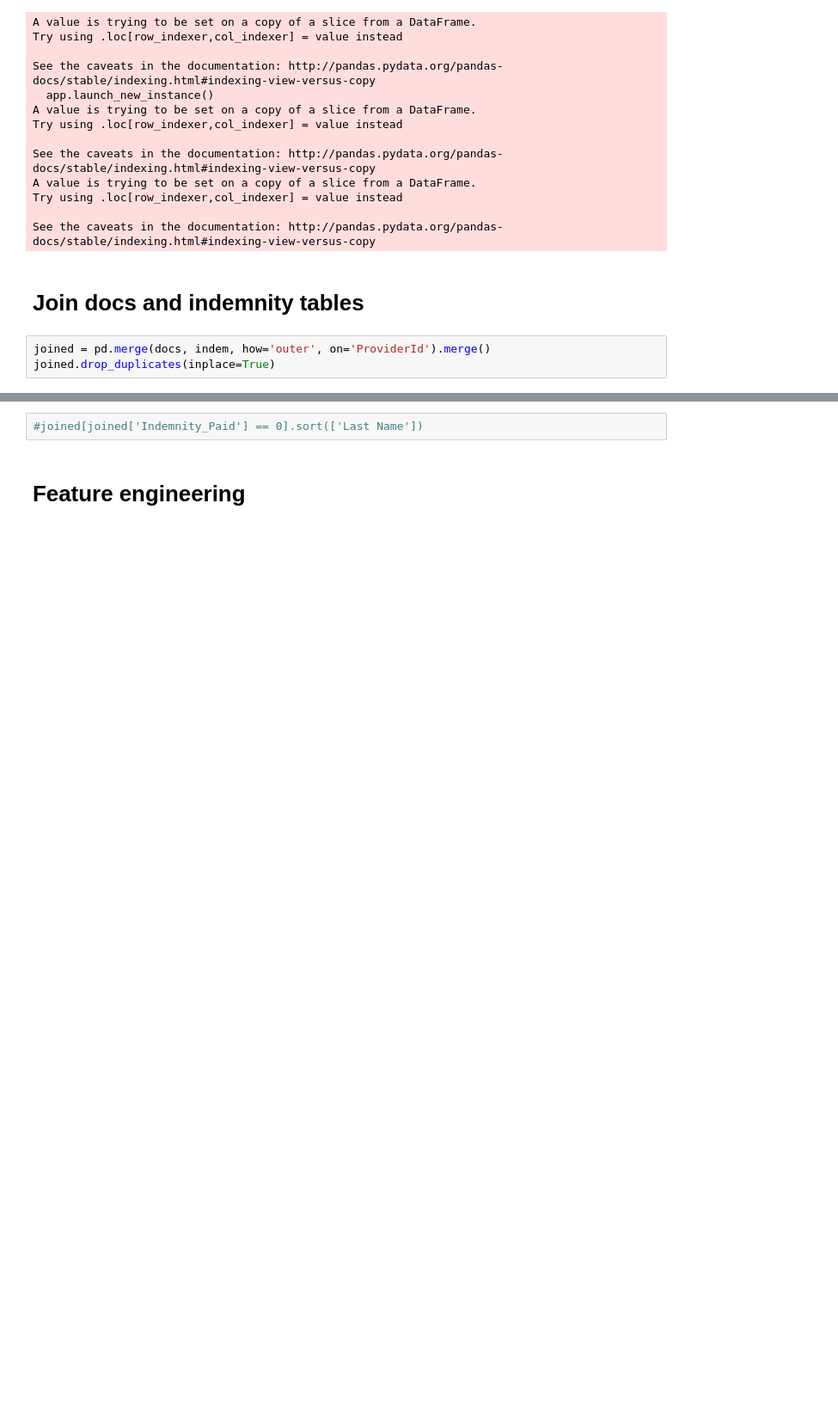
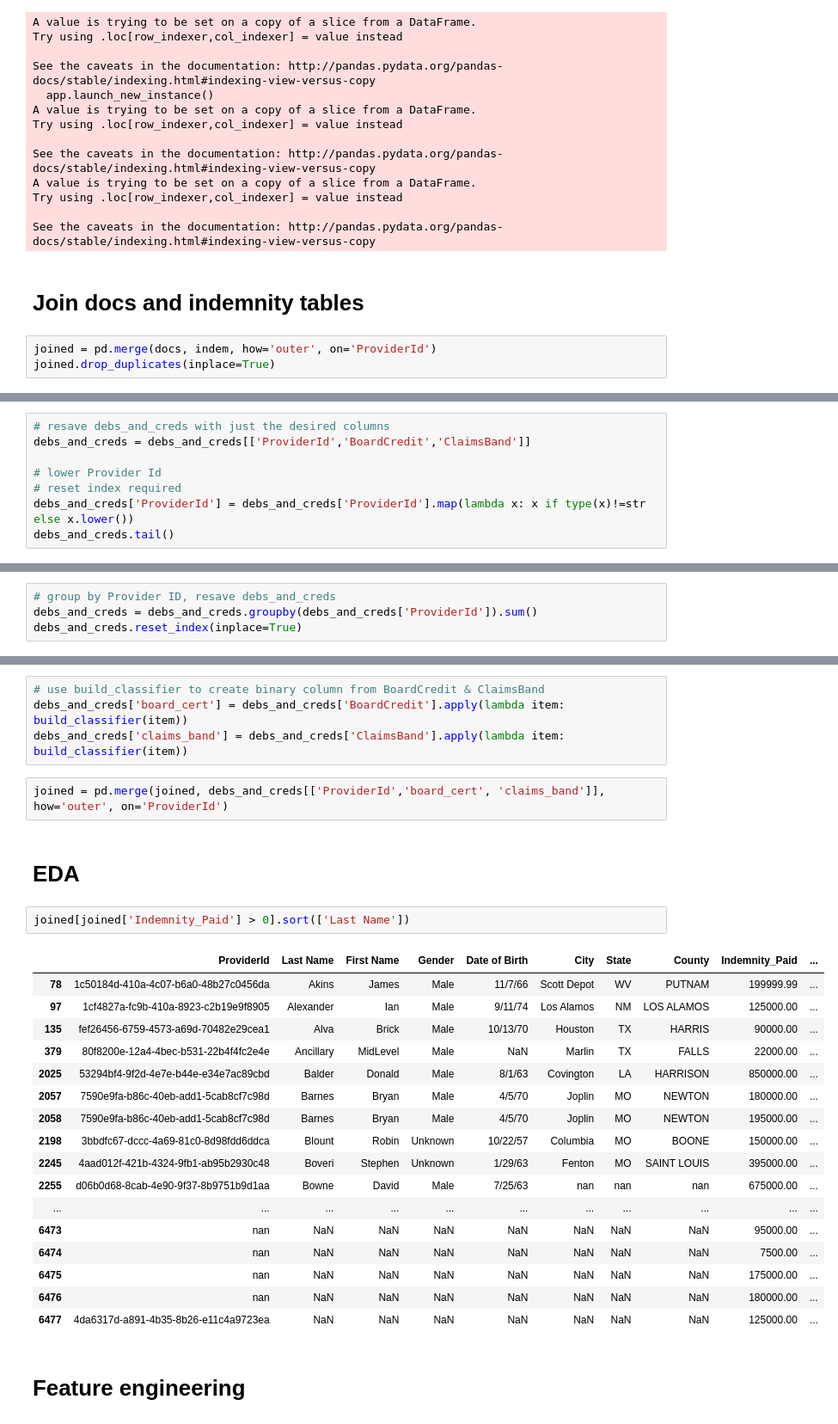
Before and after one commit to Sandy4321/Optimizing-Malpractice-Insurance, a Jupyter notebook: EDA.ipynb, the cells around one changed output, grey strips where cells are left out. Shown at 86% size. Cells and saved outputs as stored; diff of their text form; blank space fills up the shorter version.

```diff
--- a/EDA.ipynb
+++ b/EDA.ipynb
@@ -47,5 +47,5 @@ See the caveats in the documentation: http://pandas.pydata.org/pandas-docs/stabl
 # %% [markdown]
 # Join docs and indemnity tables
 # %%
-joined = pd.merge(docs, indem, how='outer', on='ProviderId').merge()
+joined = pd.merge(docs, indem, how='outer', on='ProviderId')
 joined.drop_duplicates(inplace=True)
@@ -51,0 +55,8 @@ joined.drop_duplicates(inplace=True)
+# %%
+# resave debs_and_creds with just the desired columns
+debs_and_creds = debs_and_creds[['ProviderId','BoardCredit','ClaimsBand']]
+
+# lower Provider Id
+# reset index required
+debs_and_creds['ProviderId'] = debs_and_creds['ProviderId'].map(lambda x: x if type(x)!=str else x.lower())
+debs_and_creds.tail()
@@ -51,0 +70,4 @@ joined.drop_duplicates(inplace=True)
+# %%
+# group by Provider ID, resave debs_and_creds
+debs_and_creds = debs_and_creds.groupby(debs_and_creds['ProviderId']).sum()
+debs_and_creds.reset_index(inplace=True)
@@ -52,5 +80,31 @@ joined.drop_duplicates(inplace=True)
+# %%
+# use build_classifier to create binary column from BoardCredit & ClaimsBand
+debs_and_creds['board_cert'] = debs_and_creds['BoardCredit'].apply(lambda item: build_classifier(item))
+debs_and_creds['claims_band'] = debs_and_creds['ClaimsBand'].apply(lambda item: build_classifier(item))
+# %%
+joined = pd.merge(joined, debs_and_creds[['ProviderId','board_cert', 'claims_band']], how='outer', on='ProviderId')
+# %% [markdown]
+# EDA
 # %%
-#joined[joined['Indemnity_Paid'] == 0].sort(['Last Name'])
+joined[joined['Indemnity_Paid'] > 0].sort(['Last Name'])
+# %% [output]
+|  | ProviderId | Last Name | First Name | Gender | Date of Birth | City | State | County | Indemnity_Paid | ... |
+| 78 | 1c50184d-410a-4c07-b6a0-48b27c0456da | Akins | James | Male | 11/7/66 | Scott Depot | WV | PUTNAM | 199999.99 | ... |
+| 97 | 1cf4827a-fc9b-410a-8923-c2b19e9f8905 | Alexander | Ian | Male | 9/11/74 | Los Alamos | NM | LOS ALAMOS | 125000.00 | ... |
+| 135 | fef26456-6759-4573-a69d-70482e29cea1 | Alva | Brick | Male | 10/13/70 | Houston | TX | HARRIS | 90000.00 | ... |
+| 379 | 80f8200e-12a4-4bec-b531-22b4f4fc2e4e | Ancillary | MidLevel | Male | NaN | Marlin | TX | FALLS | 22000.00 | ... |
+| 2025 | 53294bf4-9f2d-4e7e-b44e-e34e7ac89cbd | Balder | Donald | Male | 8/1/63 | Covington | LA | HARRISON | 850000.00 | ... |
+| 2057 | 7590e9fa-b86c-40eb-add1-5cab8cf7c98d | Barnes | Bryan | Male | 4/5/70 | Joplin | MO | NEWTON | 180000.00 | ... |
+| 2058 | 7590e9fa-b86c-40eb-add1-5cab8cf7c98d | Barnes | Bryan | Male | 4/5/70 | Joplin | MO | NEWTON | 195000.00 | ... |
+| 2198 | 3bbdfc67-dccc-4a69-81c0-8d98fdd6ddca | Blount | Robin | Unknown | 10/22/57 | Columbia | MO | BOONE | 150000.00 | ... |
+| 2245 | 4aad012f-421b-4324-9fb1-ab95b2930c48 | Boveri | Stephen | Unknown | 1/29/63 | Fenton | MO | SAINT LOUIS | 395000.00 | ... |
+| 2255 | d06b0d68-8cab-4e90-9f37-8b9751b9d1aa | Bowne | David | Male | 7/25/63 | nan | nan | nan | 675000.00 | ... |
+| ... | ... | ... | ... | ... | ... | ... | ... | ... | ... | ... |
+| 6473 | nan | NaN | NaN | NaN | NaN | NaN | NaN | NaN | 95000.00 | ... |
+| 6474 | nan | NaN | NaN | NaN | NaN | NaN | NaN | NaN | 7500.00 | ... |
+| 6475 | nan | NaN | NaN | NaN | NaN | NaN | NaN | NaN | 175000.00 | ... |
+| 6476 | nan | NaN | NaN | NaN | NaN | NaN | NaN | NaN | 180000.00 | ... |
+| 6477 | 4da6317d-a891-4b35-8b26-e11c4a9723ea | NaN | NaN | NaN | NaN | NaN | NaN | NaN | 125000.00 | ... |
 # %% [markdown]
 # Feature engineering
 # %%
```
Also changed, not shown: parts of 9 cells of this notebook.
